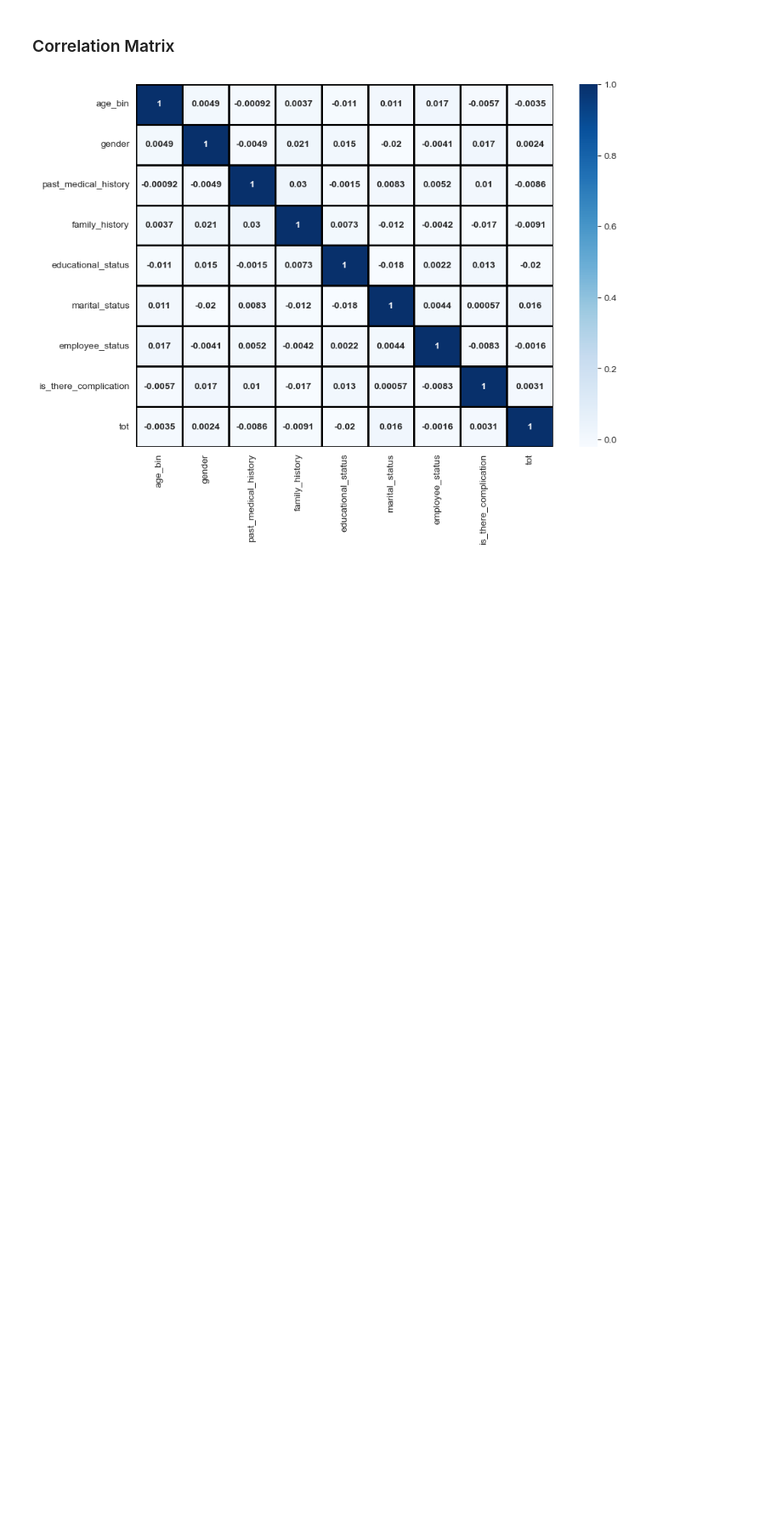
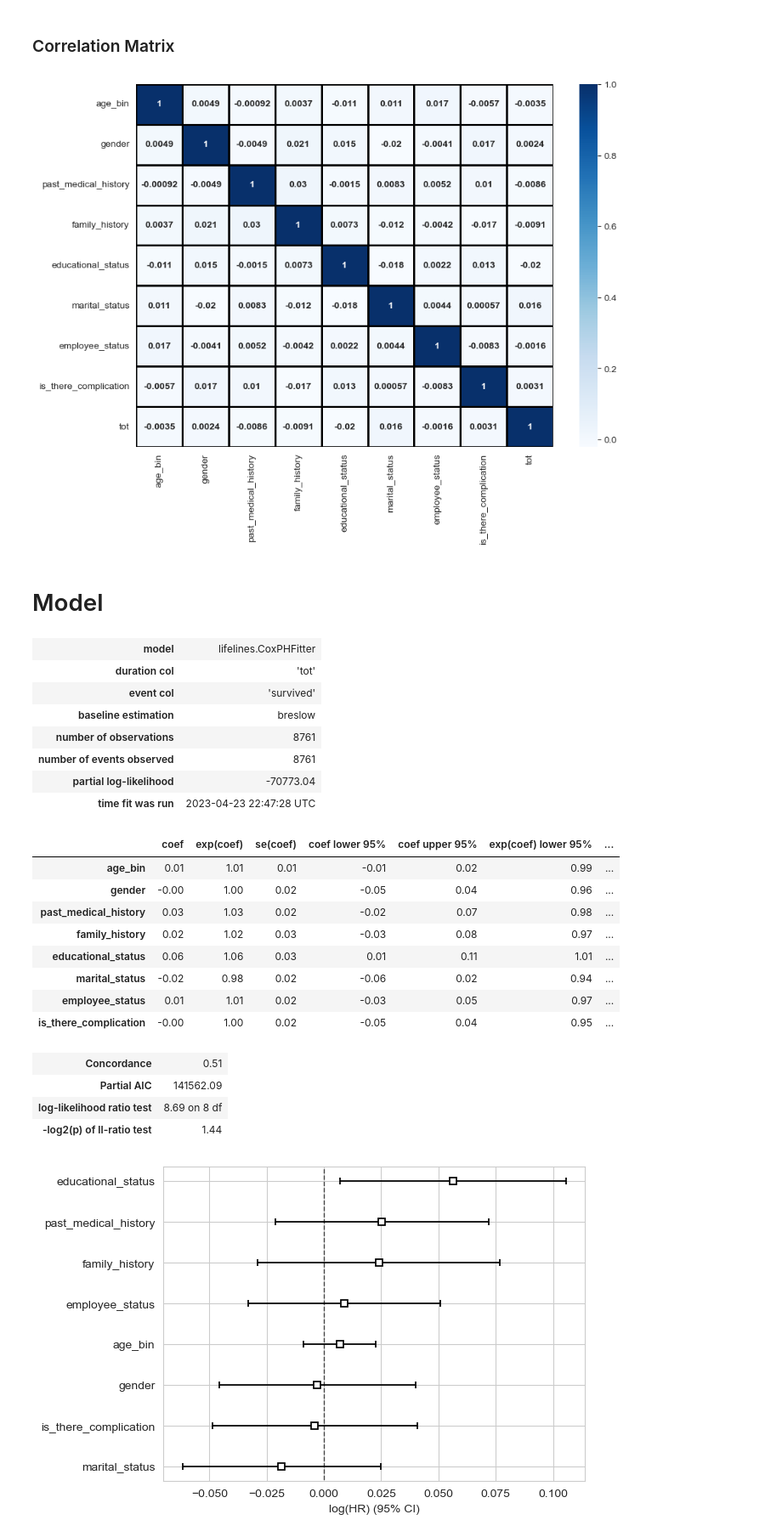
Before and after one commit to nicksv03/Survival_Analysis_BYOP, a Jupyter notebook: survival_analysis.ipynb, the cells around one changed output. Shown at 85% size. Saved outputs shown, nothing was run; the diff lists cells and outputs as text; code cells hidden in the pictures; blank space fills up the shorter version.

```diff
--- a/survival_analysis.ipynb
+++ b/survival_analysis.ipynb
@@ -985,3 +985,35 @@ sns.heatmap(corr, xticklabels = corr.columns, yticklabels = corr.columns, annot
 plt.show()
 # %% [output]
 [figure]
+# %% [markdown]
+# Model
+# %%
+# Cox Regression
+cph = CoxPHFitter()
+cph.fit(data, duration_col = 'tot', event_col = 'survived')
+cph.print_summary()
+cph.plot()
+plt.show()
+# %% [output]
+| model | lifelines.CoxPHFitter |
+| duration col | 'tot' |
+| event col | 'survived' |
+| baseline estimation | breslow |
+| number of observations | 8761 |
+| number of events observed | 8761 |
+| partial log-likelihood | -70773.04 |
+| time fit was run | 2023-04-23 22:47:28 UTC |
+|  | coef | exp(coef) | se(coef) | coef lower 95% | coef upper 95% | exp(coef) lower 95% | ... |
+| age_bin | 0.01 | 1.01 | 0.01 | -0.01 | 0.02 | 0.99 | ... |
+| gender | -0.00 | 1.00 | 0.02 | -0.05 | 0.04 | 0.96 | ... |
+| past_medical_history | 0.03 | 1.03 | 0.02 | -0.02 | 0.07 | 0.98 | ... |
+| family_history | 0.02 | 1.02 | 0.03 | -0.03 | 0.08 | 0.97 | ... |
+| educational_status | 0.06 | 1.06 | 0.03 | 0.01 | 0.11 | 1.01 | ... |
+| marital_status | -0.02 | 0.98 | 0.02 | -0.06 | 0.02 | 0.94 | ... |
+| employee_status | 0.01 | 1.01 | 0.02 | -0.03 | 0.05 | 0.97 | ... |
+| is_there_complication | -0.00 | 1.00 | 0.02 | -0.05 | 0.04 | 0.95 | ... |
+| Concordance | 0.51 |
+| Partial AIC | 141562.09 |
+| log-likelihood ratio test | 8.69 on 8 df |
+| -log2(p) of ll-ratio test | 1.44 |
+[figure, added]
```
Also changed, not shown: parts of 7 cells of this notebook.
